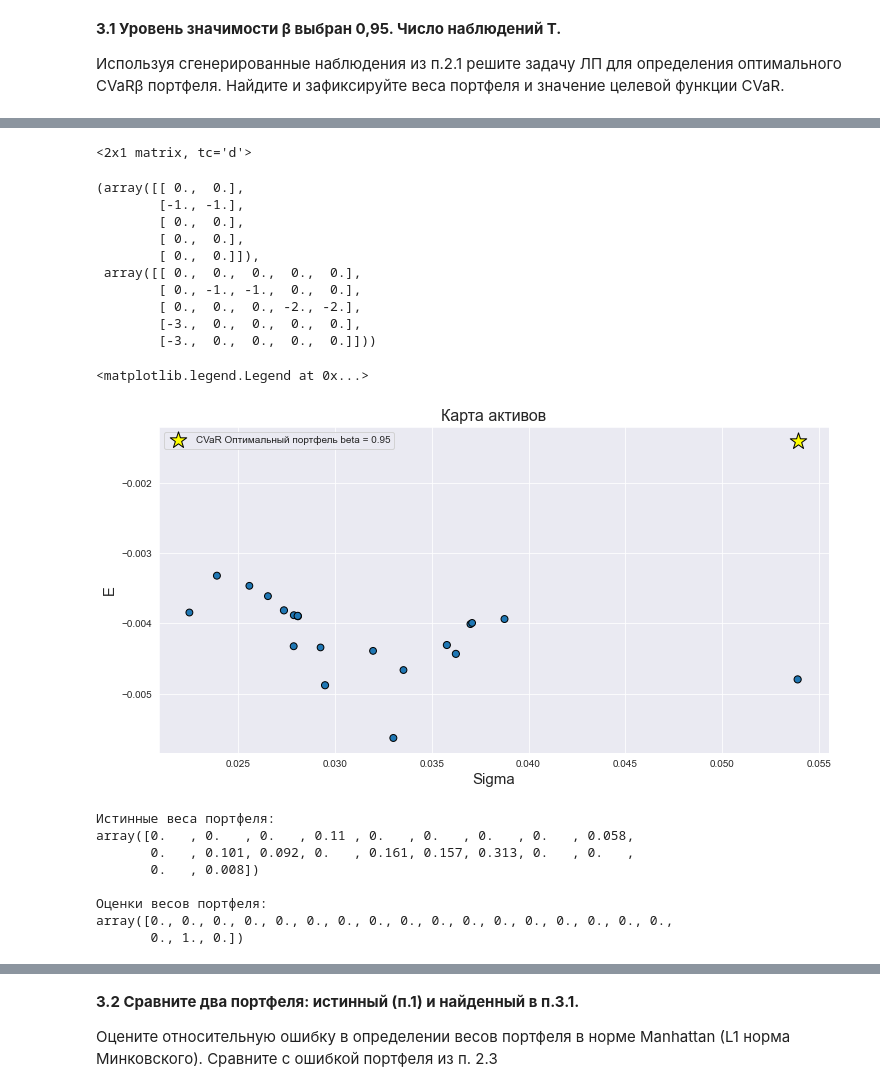
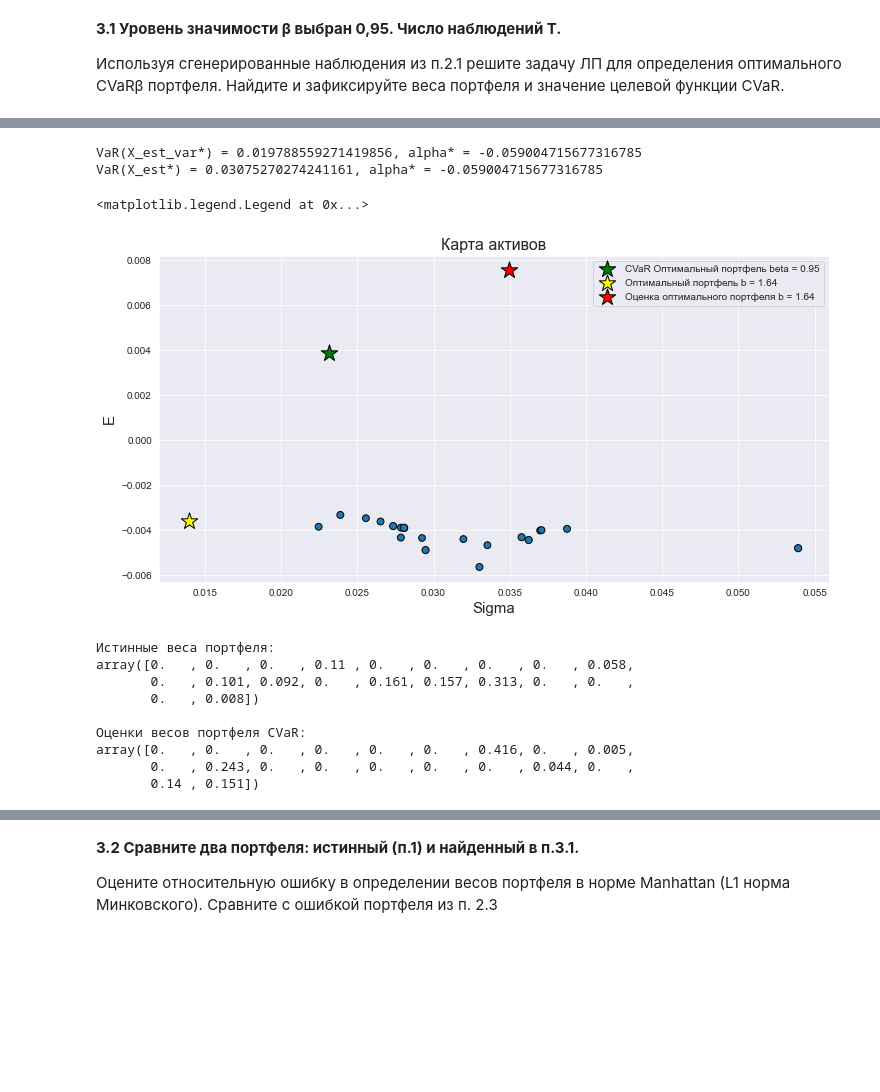
Before and after one commit to CodeSopranos/lab-3-financial-operations, a Jupyter notebook: report.ipynb, the cells around one changed output, grey strips where cells are left out. Drawn from its saved outputs; the diff is of its cells as text; code cells hidden in the pictures; blank space fills up the shorter version.

Commit message:
cvxopt (but alpha* < 0)

```diff
--- a/report.ipynb
+++ b/report.ipynb
@@ -201,8 +201,8 @@ def optimize_portfolio(mean_vec,
         # equality constraint Ax = d; captures the constraint sum(x) == 1
         A = matrix(1.0, (1,n))
         d = matrix(1.0)
-        sol = solvers.qp(P, q, G, h, A, d, show_progress=False)
-        clear_output()
+        sol = solvers.qp(P, q, G, h, A, d, show_progress=True)
+        #clear_output()
         return np.array([x for x in sol['x']])
 
     else: # scipy.minimize
@@ -537,13 +537,14 @@ def optimize_portfolio_cvar(r_matrix_gen,
                        objective_function=objective_function_cvar,
                        cvxopt=False):
         if cvxopt:
+            T = r_matrix_gen.shape[0]
             N = r_matrix_gen.shape[1]
             P_np = np.zeros((N + T + 1, N + T + 1))
-            P_np[0][0] = 1.0
-            q_np = np.zeros((N + T + 1, 1))
-            q_np[:][N + 1] = 1.0/(T*(1.0 - beta))
+            P_np[N + 1:,N + 1:] = np.identity(T) * 1.0/(T*(1.0 - beta))
+            q_np = np.zeros(N + T + 1)
+            q_np[0] = 1.0
             G_np = np.zeros((N + T + 1, N + T + 1))
-            G_np[N + 1:, 0] = -1
+            G_np[N + 1:, 0] = -1.0
             G_np[1:N + 1, 1:N + 1] = - np.identity(N)
             G_np[N + 1:,N + 1:] = - np.identity(T)
             G_np[N + 1:,1:N + 1] = - r_matrix_gen
@@ -551,16 +552,16 @@ def optimize_portfolio_cvar(r_matrix_gen,
             A_np = np.zeros(N + T + 1)
             A_np[1:N+1] = 1
 
-            P = matrix(P_np)
+            P = matrix(P_np, (N + T + 1, N + T + 1))
             q = matrix(q_np)
-            G = matrix(G_np)
+            G = matrix(G_np, )
             h = matrix(np.zeros((N + T + 1, 1)))
             A = matrix(A_np, (1, N + T + 1))
             d = matrix(1.0)
             print("N: {}, T: {}".format(N, T))
             print("Shapes:\nP: {}\nq: {}\nG: {}\nh: {}\nA: {}\nd: {}".format(P_np.shape, q_np.shape, G_np.shape, h_np.shape, A_np.shape, d))
-            sol = solvers.qp(P, q, G, h, A, d, show_progress=False)
-            #clear_output()
+            sol = solvers.qp(P, q, G, h, A, d, show_progress=True)
+            clear_output()
             return np.array([x for x in sol['x']])
         else:
             N = cov_matrix.shape[0]
@@ -579,5 +580,7 @@ def optimize_portfolio_cvar(r_matrix_gen,
 
 
 
-T, beta = 30, 0.95
+beta = 0.95
 X_est_cvar_ = optimize_portfolio_cvar(r_matrix_gen, beta, T, cvxopt=True)
+X_est_cvar = X_est_cvar_[1:20+1]
+alpha_cvar = X_est_cvar_[0]
@@ -638,44 +587,42 @@ array([[ 0.,  0.,  0.,  0.,  0.,  0.],
-# %%
-a = matrix(1.0, (1,N_ + T_))
-a[1:4]
-# %% [output]
-<2x1 matrix, tc='d'>
-# %%
-a = np.zeros((5,5))
-a[1][1:2 + 1] = - 1.0
-a[2][2 + 1:] = - 2.0
-a[3:,0] = -3.0
-a[0:,1:3], a
-# %% [output]
-(array([[ 0.,  0.],
-        [-1., -1.],
-        [ 0.,  0.],
-        [ 0.,  0.],
-        [ 0.,  0.]]),
- array([[ 0.,  0.,  0.,  0.,  0.],
-        [ 0., -1., -1.,  0.,  0.],
-        [ 0.,  0.,  0., -2., -2.],
-        [-3.,  0.,  0.,  0.,  0.],
-        [-3.,  0.,  0.,  0.,  0.]]))
+# %%
+print("VaR(X_est_var*) = {}, alpha* = {}".format(np.quantile(-np.dot(r_matrix_gen, X_est_cvar), beta), alpha_cvar))
+print("VaR(X_est*) = {}, alpha* = {}".format(np.quantile(-np.dot(r_matrix_gen, X_est), beta), alpha_cvar))
+# %% [output]
+VaR(X_est_var*) = 0.019788559271419856, alpha* = -0.059004715677316785
+VaR(X_est*) = 0.03075270274241161, alpha* = -0.059004715677316785
 # %%
 plot_mean_var_map(selected20, title='Карта активов')
 #X_est_cvar = optimize_portfolio_cvar(r_matrix_gen, beta, T)
 plt.scatter(risk_portfolio(X_est_cvar, cov_matrix_est),
             np.dot(mean_vec_est, X_est_cvar),
+            c='green',
+            marker='*',
+            s=300,
+            edgecolors='black',
+            label='CVaR Оптимальный портфель beta = %.2f' % beta)
+plt.scatter(risk_portfolio(X, cov_matrix),
+            np.dot(mean_vec,X),
             c='yellow',
             marker='*',
             s=300,
             edgecolors='black',
-            label='CVaR Оптимальный портфель beta = %.2f' % beta)
+            label='Оптимальный портфель b = %.2f' % b)
+plt.scatter(risk_portfolio(X_est, cov_matrix_est),
+            np.dot(mean_vec_est, X_est),
+            c='red',
+            marker='*',
+            s=300,
+            edgecolors='black',
+            label='Оценка оптимального портфеля b = %.2f' % b)
 plt.legend()
 # %% [output]
 <matplotlib.legend.Legend at 0x...>
-[figure, old version]
+[figure, new version]
 # %%
 print('Истинные веса портфеля:')
 pprint.pprint(np.around(X, 3))
 print()
-print('Оценки весов портфеля:')
+print('Оценки весов портфеля CVaR:')
 pprint.pprint(np.around(X_est_cvar, 3))
 # %% [output]
 Истинные веса портфеля:
@@ -683,9 +630,10 @@ array([0.   , 0.   , 0.   , 0.11 , 0.   , 0.   , 0.   , 0.   , 0.058,
        0.   , 0.101, 0.092, 0.   , 0.161, 0.157, 0.313, 0.   , 0.   ,
        0.   , 0.008])
 
-Оценки весов портфеля:
-array([0., 0., 0., 0., 0., 0., 0., 0., 0., 0., 0., 0., 0., 0., 0., 0., 0.,
-       0., 1., 0.])
+Оценки весов портфеля CVaR:
+array([0.   , 0.   , 0.   , 0.   , 0.   , 0.   , 0.416, 0.   , 0.005,
+       0.   , 0.243, 0.   , 0.   , 0.   , 0.   , 0.   , 0.044, 0.   ,
+       0.14 , 0.151])
 # %%
 plot_weights_histogram(X_est_cvar, selected20)
 # %% [output]
```
Also changed, not shown: parts of 20 cells of this notebook.
